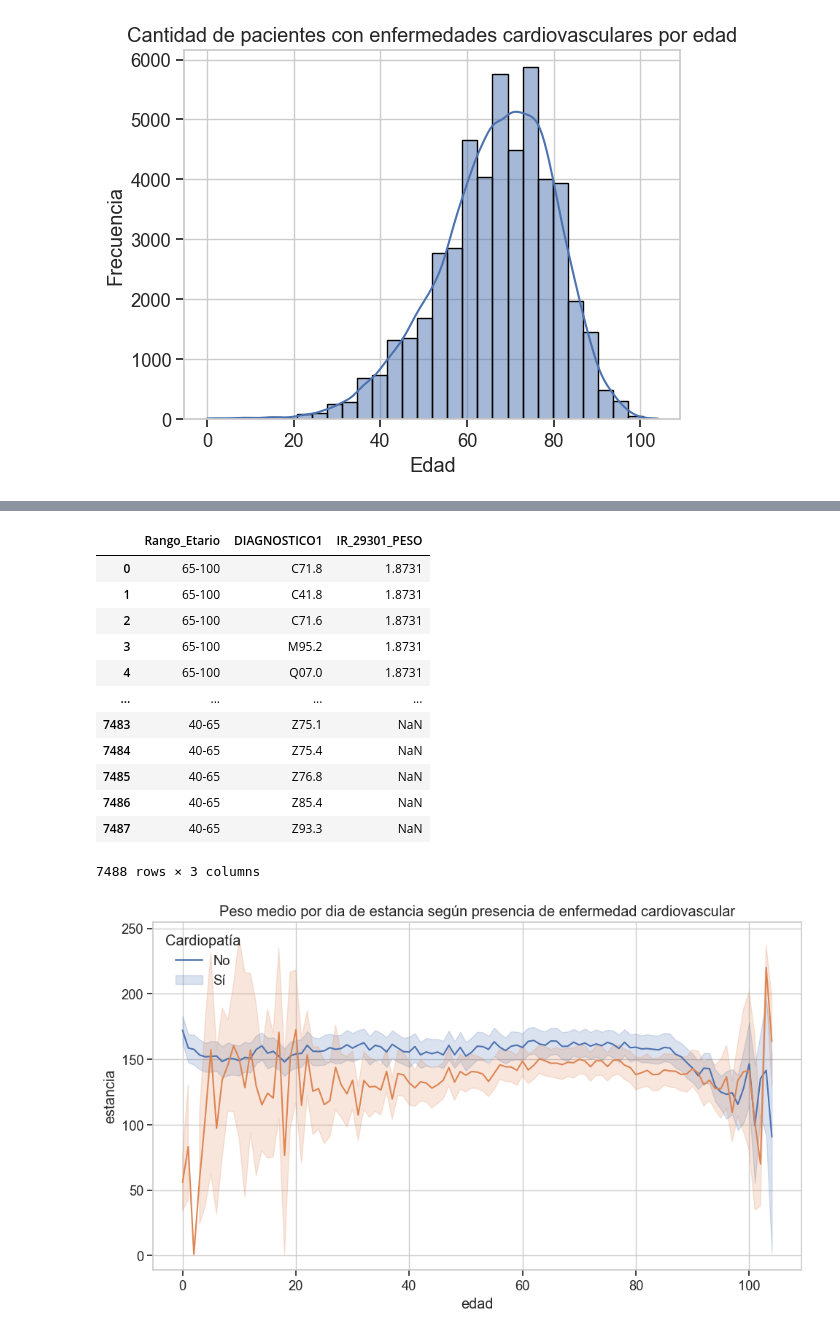
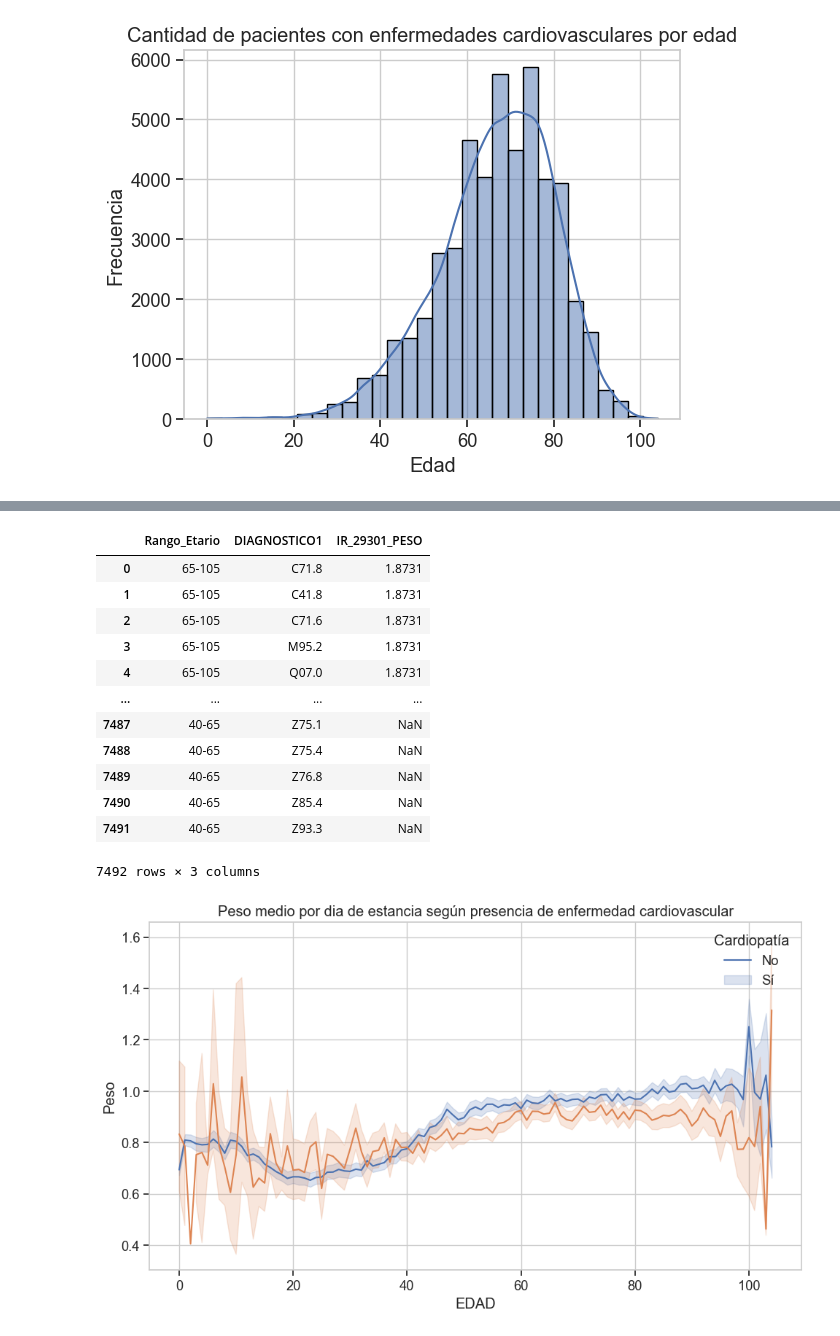
Before and after one commit to MYR2003/Examen-Estadisticas, a Jupyter notebook: examen.ipynb, the cells around one changed output, grey strips where cells are left out. Drawn from its saved outputs; the diff is of its cells as text; code cells hidden in the pictures.

```diff
--- a/examen.ipynb
+++ b/examen.ipynb
@@ -86,7 +86,7 @@ for idx, row in date_cols.iterrows():
 data["DIAS_ESTANCIA"] = (data["FECHAALTA"] - data["FECHA_INGRESO"]).dt.days
 data["EDAD"] = (data["FECHAALTA"] - data["FECHA_NACIMIENTO"]).dt.days // 365
 # %%
-bins = [0, 18, 40, 65, 100]
+bins = [0, 18, 40, 65, 105]
 labels = [f"{bins[i]}-{bins[i+1]}" for i in range(len(bins)-1)]
 
 data["Rango_Etario"] = pd.cut(data["EDAD"], bins = bins, labels=labels, right=False)
@@ -876,37 +875,37 @@ data_cardio
 # %%
-data_edad_peso = data_cardio[data_cardio['Rango_Etario'] == '65-100'].groupby(['Rango_Etario','DIAGNOSTICO1'])["IR_29301_PESO"].mean().sort_values(ascending=False).reset_index()
+data_edad_peso = data_cardio[data_cardio['Rango_Etario'] == '65-105'].groupby(['Rango_Etario','DIAGNOSTICO1'])["IR_29301_PESO"].mean().sort_values(ascending=False).reset_index()
 data_edad_peso
 # %% [output]
 |  | Rango_Etario | DIAGNOSTICO1 | IR_29301_PESO |
-| 0 | 65-100 | C71.8 | 1.8731 |
-| 1 | 65-100 | C41.8 | 1.8731 |
-| 2 | 65-100 | C71.6 | 1.8731 |
-| 3 | 65-100 | M95.2 | 1.8731 |
-| 4 | 65-100 | Q07.0 | 1.8731 |
+| 0 | 65-105 | C71.8 | 1.8731 |
+| 1 | 65-105 | C41.8 | 1.8731 |
+| 2 | 65-105 | C71.6 | 1.8731 |
+| 3 | 65-105 | M95.2 | 1.8731 |
+| 4 | 65-105 | Q07.0 | 1.8731 |
 | ... | ... | ... | ... |
-| 7483 | 40-65 | Z75.1 | NaN |
-| 7484 | 40-65 | Z75.4 | NaN |
-| 7485 | 40-65 | Z76.8 | NaN |
-| 7486 | 40-65 | Z85.4 | NaN |
-| 7487 | 40-65 | Z93.3 | NaN |
+| 7487 | 40-65 | Z75.1 | NaN |
+| 7488 | 40-65 | Z75.4 | NaN |
+| 7489 | 40-65 | Z76.8 | NaN |
+| 7490 | 40-65 | Z85.4 | NaN |
+| 7491 | 40-65 | Z93.3 | NaN |
-7488 rows × 3 columns
+7492 rows × 3 columns
 # %%
 df = data.dropna(subset=['DIAS_ESTANCIA', 'EDAD', 'Cardiovascular', 'IR_29301_PESO'])
 
 media_dias_estancia = df.groupby(['EDAD', 'Cardiovascular', 'DIAS_ESTANCIA'])['IR_29301_PESO'].mean().reset_index()
 
 plt.figure(figsize=(10, 6))
-sns.lineplot(data=media_dias_estancia, x='EDAD', y='DIAS_ESTANCIA', hue='Cardiovascular')
+sns.lineplot(data=media_dias_estancia, x='EDAD', y='IR_29301_PESO', hue='Cardiovascular')
 
 plt.title('Peso medio por dia de estancia según presencia de enfermedad cardiovascular')
-plt.xlabel('edad')
-plt.ylabel('estancia')
+plt.xlabel('EDAD')
+plt.ylabel('Peso')
 plt.legend(title='Cardiopatía', labels=['No', 'Sí'])
 plt.grid(True)
 plt.tight_layout()
 plt.show()
 # %% [output]
-[figure, old version]
+[figure, new version]
 # %%
 plt.figure(figsize=(12, 6))
 
```
Also changed, not shown: parts of 13 cells of this notebook.
